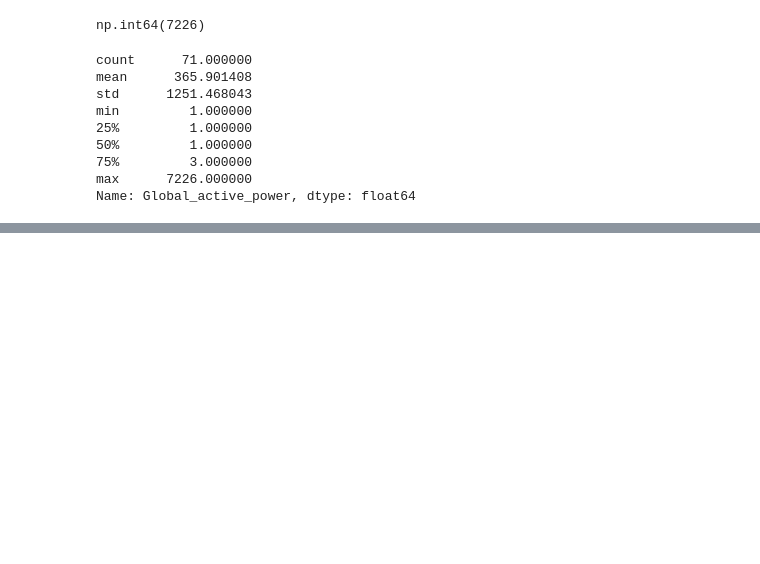
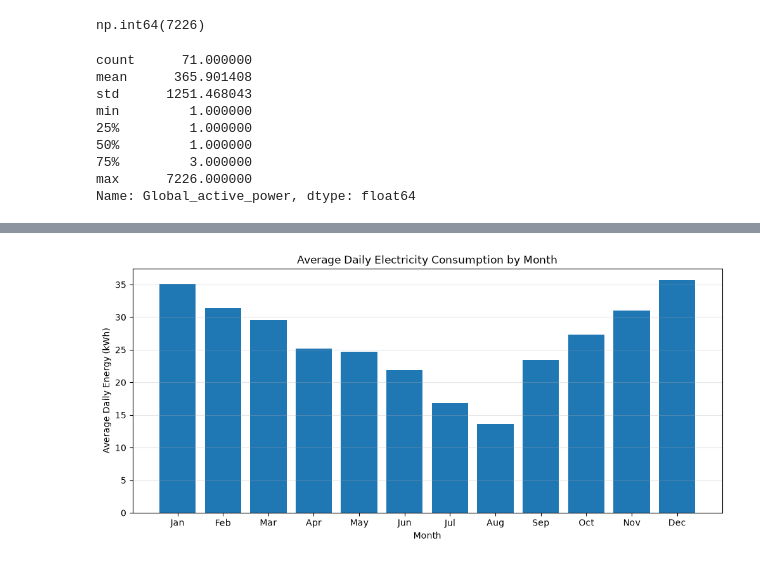
Before and after one commit to omarelnahrawy2025/data-cleaning-practice, a Jupyter notebook: practical-data-cleaning.ipynb, the cells around one changed output, grey strips where cells are left out. Drawn from its saved outputs; the diff is of its cells as text; code cells hidden in the pictures; blank space fills up the shorter version.

```diff
--- a/practical-data-cleaning.ipynb
+++ b/practical-data-cleaning.ipynb
@@ -117,0 +821,8 @@ Name: Global_active_power, dtype: float64
+# %%
+# Group complete daily consumption values by month
+monthly_consumption = daily_consumption_complete.groupby(
+    daily_consumption_complete.index.month
+).mean()
+
+# Display average daily consumption for each month
+monthly_consumption
@@ -117,0 +844,29 @@ Name: Global_active_power, dtype: float64
+# %%
+# Create a figure
+plt.figure(figsize=(12, 5))
+
+# Plot monthly average daily consumption
+plt.bar(
+    monthly_consumption.index,
+    monthly_consumption.values
+)
+
+# Add title and axis labels
+plt.title('Average Daily Electricity Consumption by Month')
+plt.xlabel('Month')
+plt.ylabel('Average Daily Energy (kWh)')
+
+# Replace month numbers with month names
+plt.xticks(
+    range(1, 13),
+    ['Jan', 'Feb', 'Mar', 'Apr', 'May', 'Jun',
+     'Jul', 'Aug', 'Sep', 'Oct', 'Nov', 'Dec']
+)
+
+# Add horizontal grid lines
+plt.grid(axis='y', alpha=0.3)
+
+# Display the graph
+plt.show()
+# %% [output]
+[figure, added]
```
Also changed, not shown: parts of 58 cells of this notebook.
